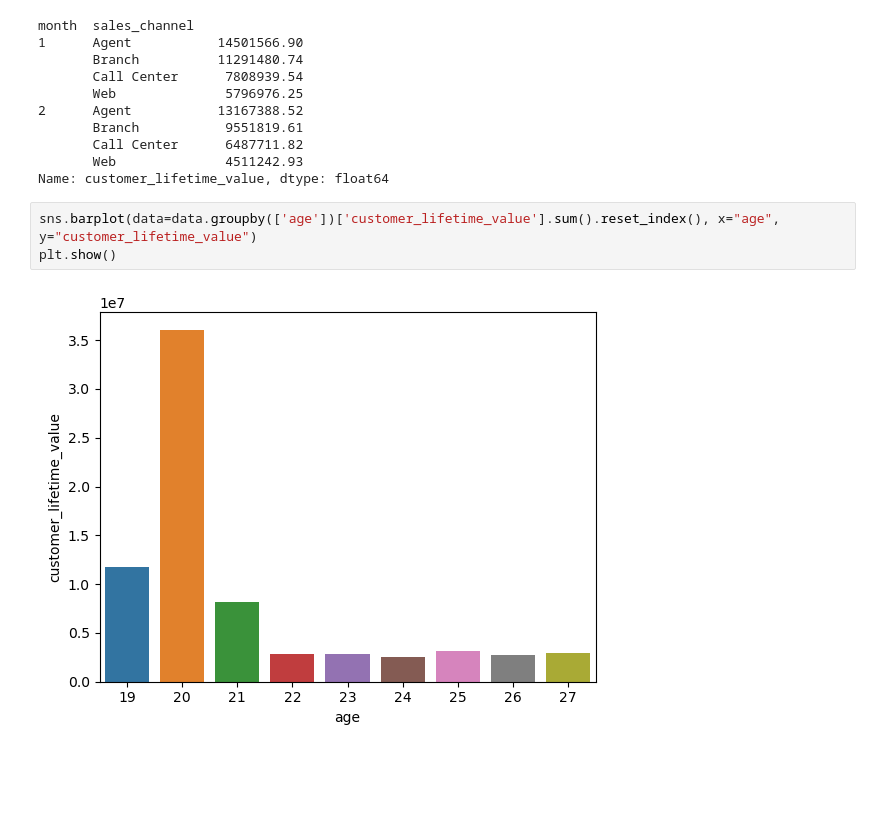
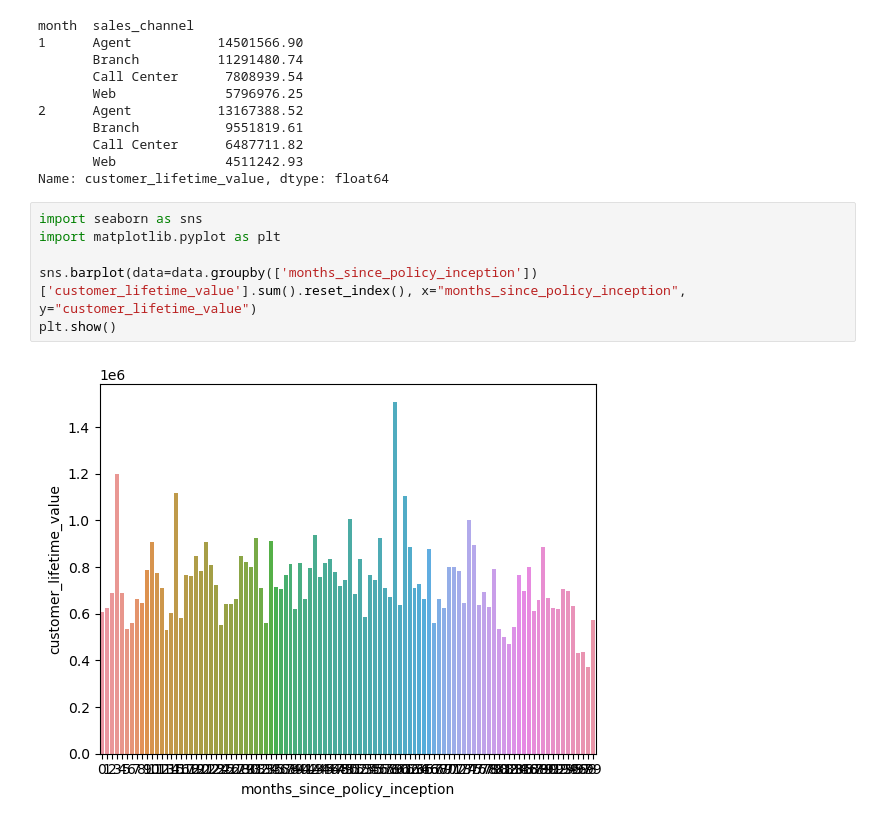
Before and after one commit to GammaTechData/Challenge-4_Real_business_case, a Jupyter notebook: main.ipynb, the cells around one changed output. Cells and saved outputs as stored; diff of their text form; blank space fills up the shorter version.

```diff
--- a/main.ipynb
+++ b/main.ipynb
@@ -179,7 +179,10 @@ month  sales_channel
        Web              4511242.93
 Name: customer_lifetime_value, dtype: float64
 # %%
-sns.barplot(data=data.groupby(['age'])['customer_lifetime_value'].sum().reset_index(), x="age", y="customer_lifetime_value")
+import seaborn as sns
+import matplotlib.pyplot as plt
+
+sns.barplot(data=data.groupby(['months_since_policy_inception'])['customer_lifetime_value'].sum().reset_index(), x="months_since_policy_inception", y="customer_lifetime_value")
 plt.show()
 # %% [output]
-[figure, old version]
+[figure, new version]
```
Also changed, not shown: parts of 28 cells of this notebook.
